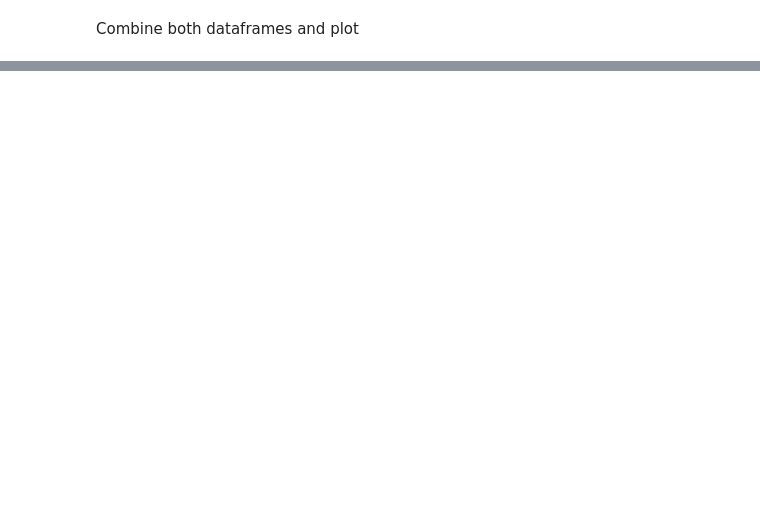
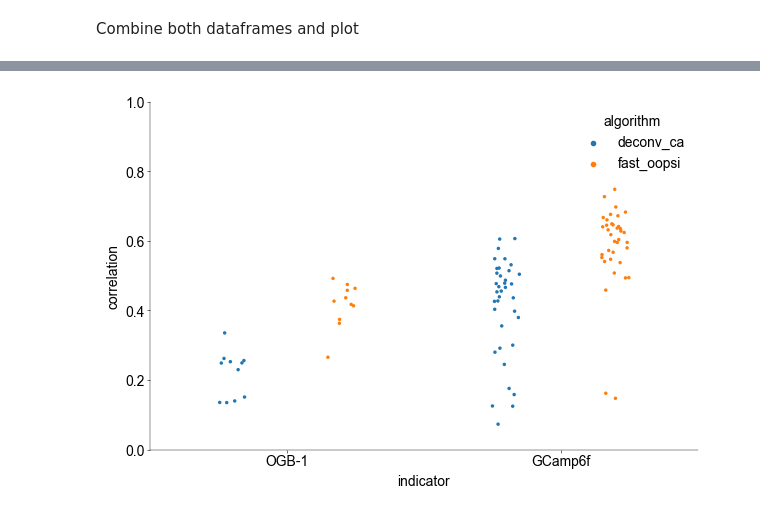
Before and after one commit to H-Kugler/neural-data-science, a Jupyter notebook: notebooks/CodingLab3_harri.ipynb, the cells around one changed output, grey strips where cells are left out. Drawn from its saved outputs; the diff is of its cells as text; code cells hidden in the pictures; blank space fills up the shorter version.

```diff
--- a/notebooks/CodingLab3_harri.ipynb
+++ b/notebooks/CodingLab3_harri.ipynb
@@ -411,5 +437,30 @@ Evaluate on GCamp data
+# %%
+# ---------------------------------------------------
+# Create dataframe for GCamP Cell as described (1 pt)
+# ---------------------------------------------------#
+
+indicator = "GCamp6f"
+algo = ["deconv_ca", "fast_oopsi"]
+
+# calcuate correlations for each algorithm
+c = np.zeros(len(algo) * gcamp_spikes_25hz.shape[1])
+for i, alg in enumerate(algo):
+    for j in range(gcamp_spikes_25hz.shape[1]):
+        if alg == "deconv_ca":
+            res = deconv_ca(gcamp_calcium_25hz[:, j], 0.5, dt)
+        elif alg == "fast_oopsi":
+            res, _ = oopsi.fast(gcamp_calcium_25hz[:, j], dt=dt, iter_max=10)
+        c[i * gcamp_spikes_25hz.shape[1] + j] = np.corrcoef(
+            res, gcamp_spikes_25hz[: len(res), j]
+        )[0, 1]
 # %% [markdown]
 Create GCamp dataframe
 # %%
-df_gcamp = pd.DataFrame({"algorithm": algo, "correlation": c, "indicator": indicator})
+df_gcamp = pd.DataFrame(
+    {
+        "algorithm": np.repeat(algo, gcamp_spikes_25hz.shape[1]),
+        "correlation": c,
+        "indicator": np.repeat(indicator, gcamp_calcium_25hz.shape[1] * 2),
+    }
+)
 df_gcamp.head()
@@ -416,2 +474,7 @@ df_gcamp.head()
 # %% [markdown]
 Combine both dataframes and plot
+# %%
+# combine dataframes
+
+df_combined = pd.concat([df_ogb, df_gcamp])
+df_combined
@@ -418,5 +495,19 @@ Combine both dataframes and plot
 # %%
 # ---------------------------------------------------------------------------
 # Create Strip/Boxplot for both cells and algorithms Cell as described (1 pt)
 # hint: you can seperate the algorithms by color
 # ---------------------------------------------------------------------------
+
+fig, axs = plt.subplots(figsize=(6, 4))
+sns.stripplot(
+    data=df_combined,
+    x="indicator",
+    y="correlation",
+    hue="algorithm",
+    ax=axs,
+    dodge=True,
+)
+axs.set_ylim(0.0, 1.0)
+plt.show()
+# %% [output]
+[figure, added]
```
Also changed, not shown: parts of 10 cells of this notebook.
